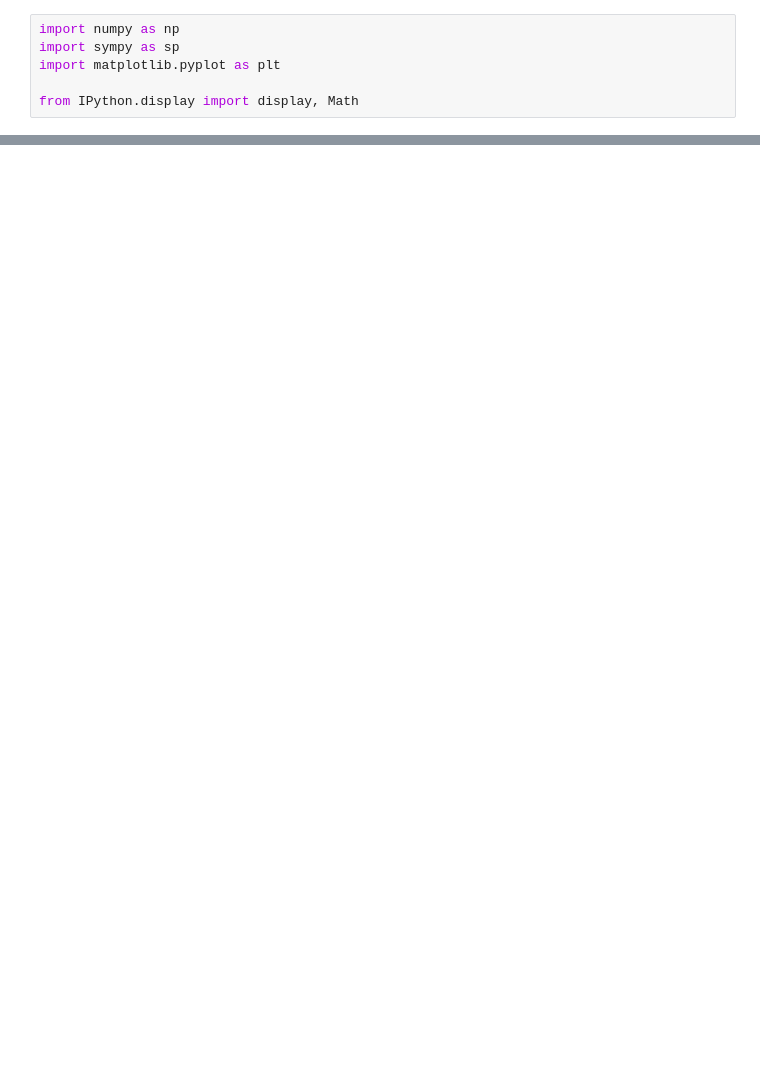
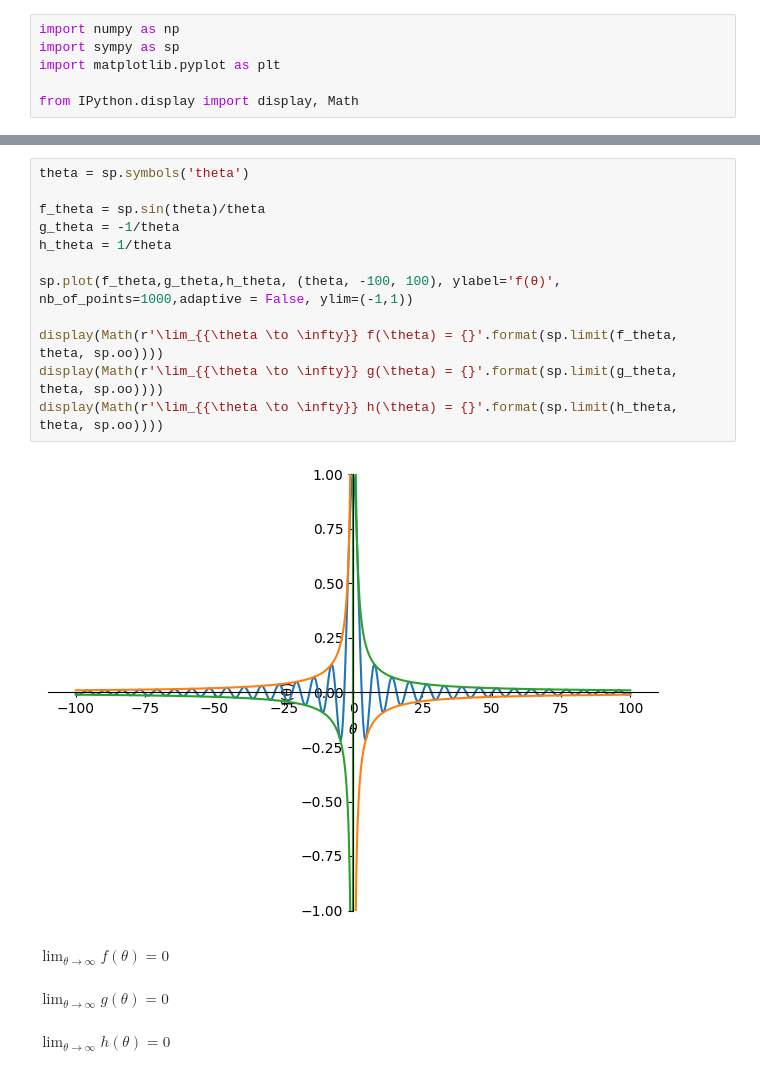
Before and after one commit to tuliofalmeida/calculusWithPython, a Jupyter notebook: my_code/CodeChallenge_trig_limits.ipynb, the cells around one changed output, grey strips where cells are left out. Cells and saved outputs as stored; diff of their text form; blank space fills up the shorter version.

```diff
--- a/my_code/CodeChallenge_trig_limits.ipynb
+++ b/my_code/CodeChallenge_trig_limits.ipynb
@@ -56,0 +15,17 @@ $\displaystyle \lim_{phi \to 0^+} f(phi) = 0$
+# %%
+theta = sp.symbols('theta')
+
+f_theta = sp.sin(theta)/theta
+g_theta = -1/theta
+h_theta = 1/theta
+
+sp.plot(f_theta,g_theta,h_theta, (theta, -100, 100), ylabel='f(θ)', nb_of_points=1000,adaptive = False, ylim=(-1,1))
+
+display(Math(r'\lim_{{\theta \to \infty}} f(\theta) = {}'.format(sp.limit(f_theta, theta, sp.oo))))
+display(Math(r'\lim_{{\theta \to \infty}} g(\theta) = {}'.format(sp.limit(g_theta, theta, sp.oo))))
+display(Math(r'\lim_{{\theta \to \infty}} h(\theta) = {}'.format(sp.limit(h_theta, theta, sp.oo))))
+# %% [output]
+[figure, added]
+$\displaystyle \lim_{\theta \to \infty} f(\theta) = 0$
+$\displaystyle \lim_{\theta \to \infty} g(\theta) = 0$
+$\displaystyle \lim_{\theta \to \infty} h(\theta) = 0$
```
Also changed, not shown: parts of 9 cells of this notebook, 2 other files.
